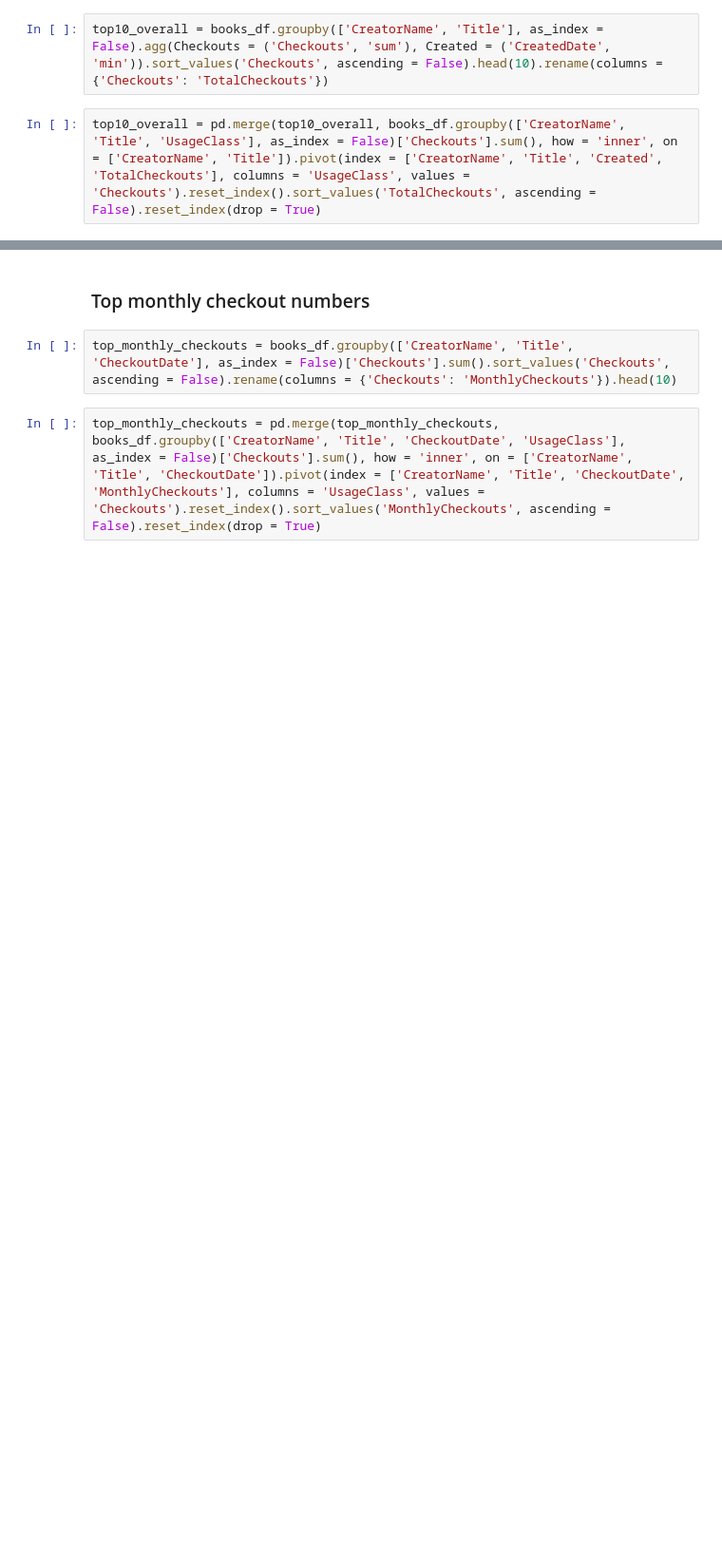
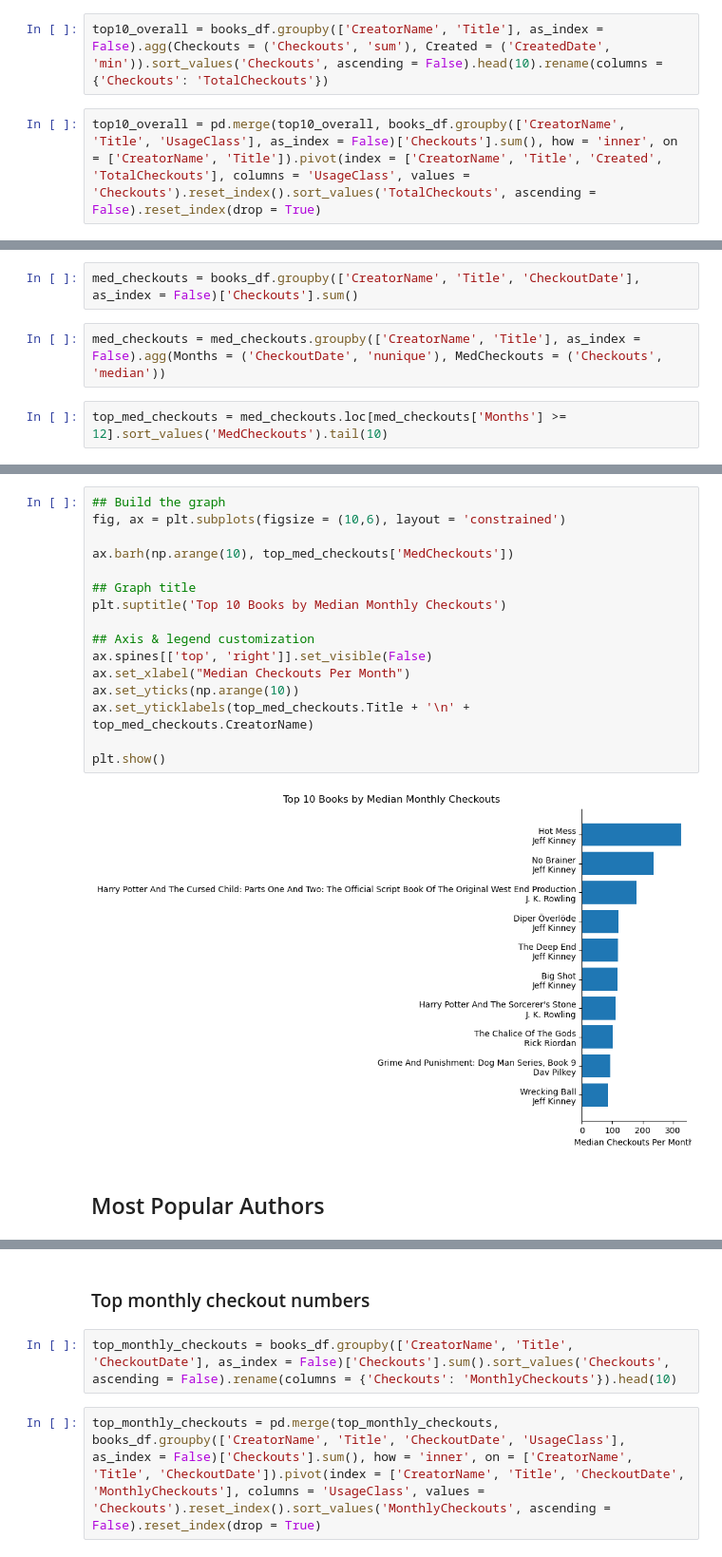
Before and after one commit to rm-pearson/NSS-capstone, a Jupyter notebook: Notebooks/data exploration.ipynb, the cells around one changed output, grey strips where cells are left out. Shown at 95% size. Saved outputs shown, nothing was run; the diff lists cells and outputs as text; blank space fills up the shorter version.

```diff
--- a/Notebooks/data exploration.ipynb
+++ b/Notebooks/data exploration.ipynb
@@ -35,0 +157,6 @@ top10_overall
+# %%
+med_checkouts = books_df.groupby(['CreatorName', 'Title', 'CheckoutDate'], as_index = False)['Checkouts'].sum()
+# %%
+med_checkouts = med_checkouts.groupby(['CreatorName', 'Title'], as_index = False).agg(Months = ('CheckoutDate', 'nunique'), MedCheckouts = ('Checkouts', 'median'))
+# %%
+top_med_checkouts = med_checkouts.loc[med_checkouts['Months'] >= 12].sort_values('MedCheckouts').tail(10)
@@ -35,0 +177,20 @@ top10_overall
+# %%
+## Build the graph
+fig, ax = plt.subplots(figsize = (10,6), layout = 'constrained')
+
+ax.barh(np.arange(10), top_med_checkouts['MedCheckouts'])
+
+## Graph title
+plt.suptitle('Top 10 Books by Median Monthly Checkouts')
+
+## Axis & legend customization
+ax.spines[['top', 'right']].set_visible(False)
+ax.set_xlabel("Median Checkouts Per Month")
+ax.set_yticks(np.arange(10))
+ax.set_yticklabels(top_med_checkouts.Title + '\n' + top_med_checkouts.CreatorName)
+
+plt.show()
+# %% [output]
+[figure, added]
+# %% [markdown]
+## Most Popular Authors
```
Also changed, not shown: parts of 38 cells of this notebook, 2 other files.
